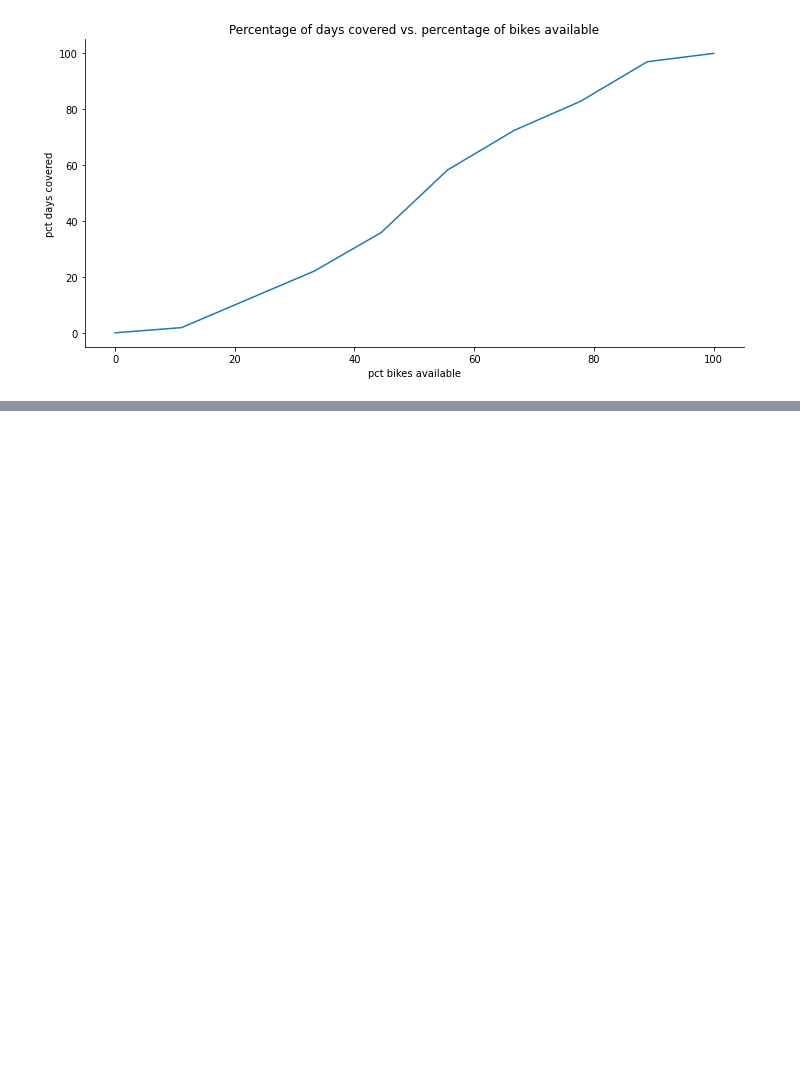
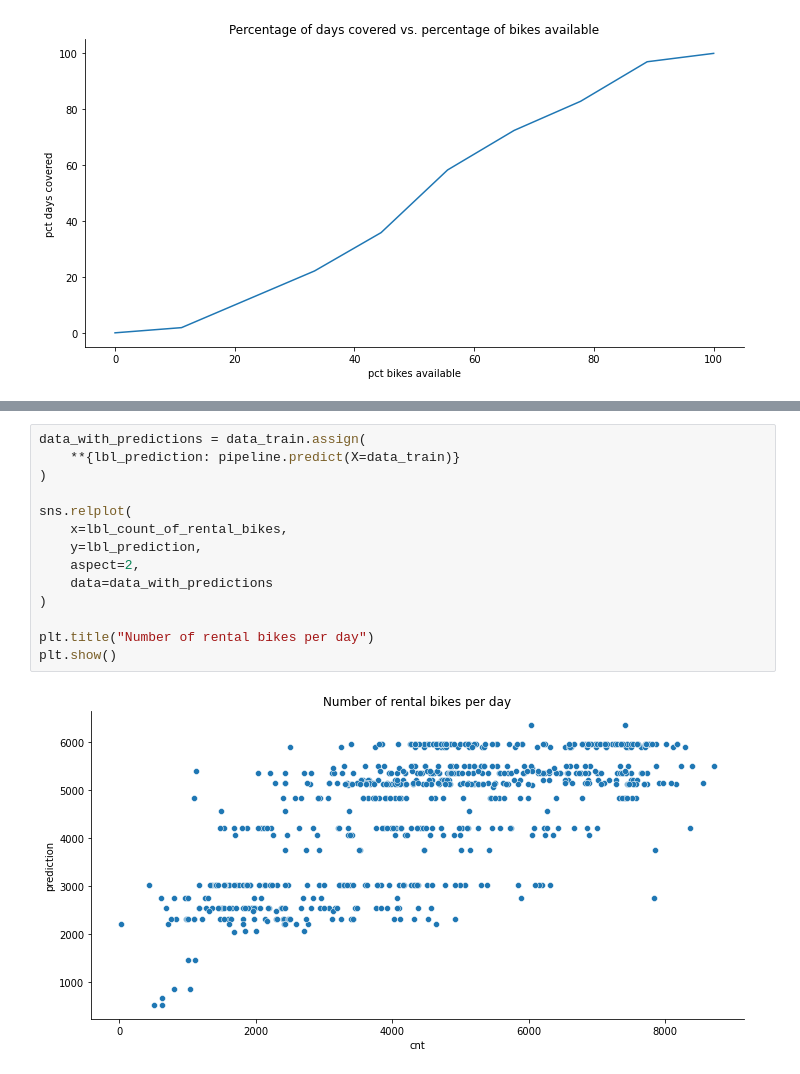
Before and after one commit to khrapovs/playing-with-uci-bike-sharing-data, a Jupyter notebook: notebook.ipynb, the cells around one changed output, grey strips where cells are left out. Drawn from its saved outputs; the diff is of its cells as text; blank space fills up the shorter version.

```diff
--- a/notebook.ipynb
+++ b/notebook.ipynb
@@ -164,0 +209,16 @@ plt.show()
+# %%
+data_with_predictions = data_train.assign(
+    **{lbl_prediction: pipeline.predict(X=data_train)}
+)
+
+sns.relplot(
+    x=lbl_count_of_rental_bikes,
+    y=lbl_prediction,
+    aspect=2,
+    data=data_with_predictions
+)
+
+plt.title("Number of rental bikes per day")
+plt.show()
+# %% [output]
+[figure, added]
```
Also changed, not shown: parts of 3 cells of this notebook.
